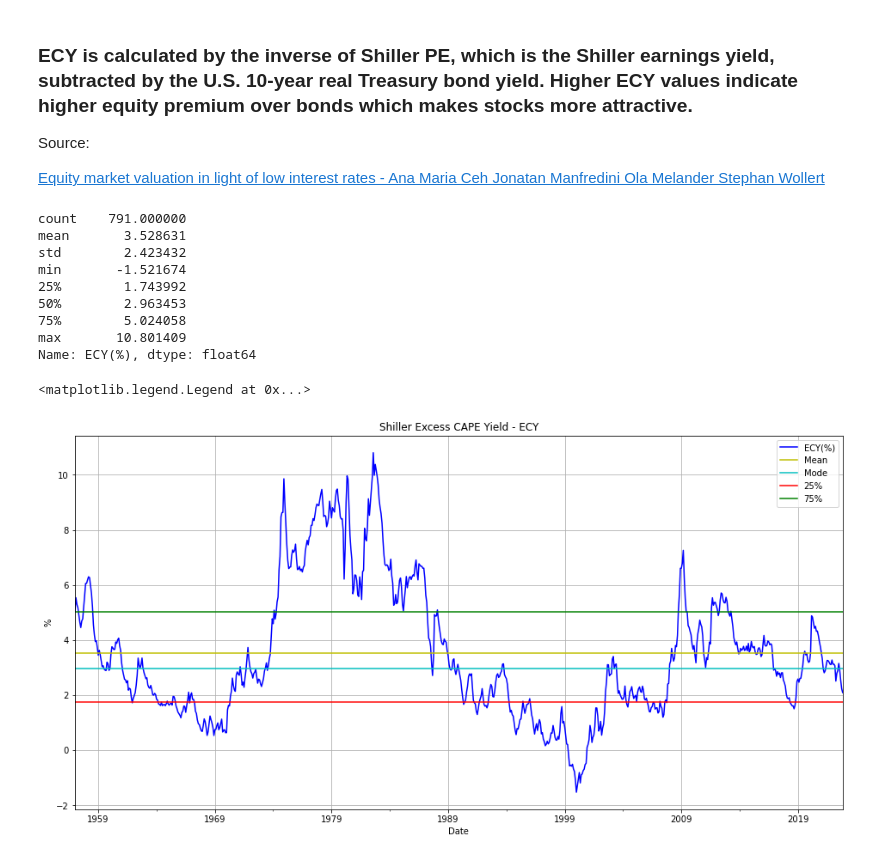
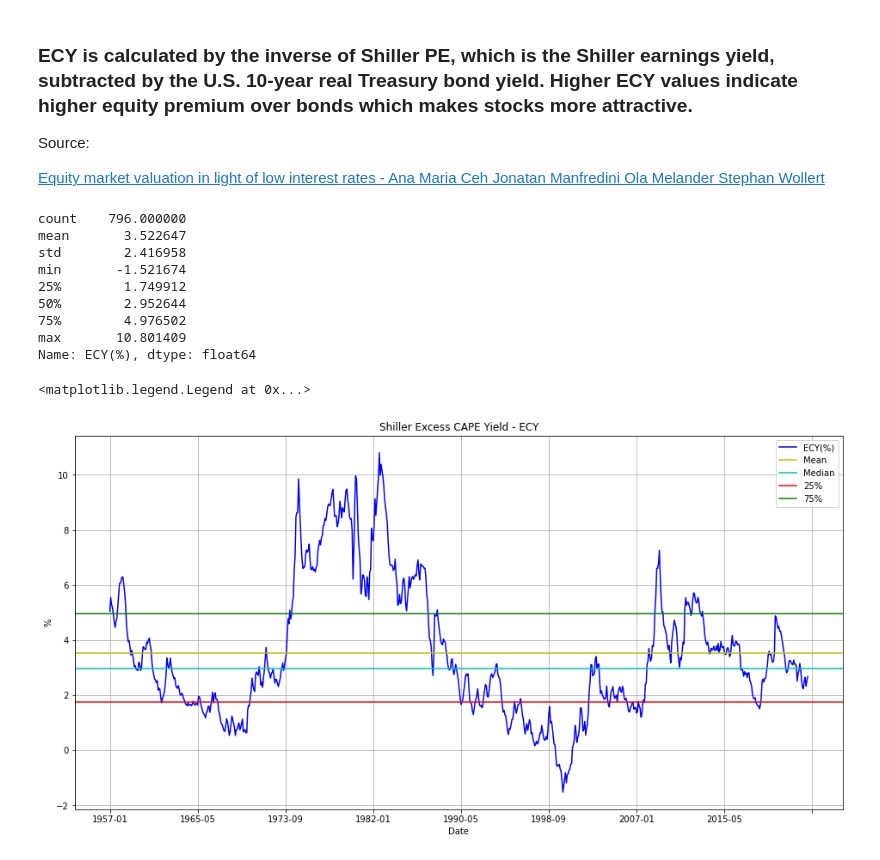
Before and after one commit to dbogatic/market_valuation, a Jupyter notebook: tr_cape.ipynb, the cells around one changed output. Saved outputs shown, nothing was run; the diff lists cells and outputs as text; code cells hidden in the pictures.

```diff
--- a/tr_cape.ipynb
+++ b/tr_cape.ipynb
@@ -21,5 +21,6 @@ import matplotlib.pyplot as plt
 # %%
 # Created date range because of the date formating in the excel file - easier -  (Oct month was showing as Jan after reading it in as string)
 start_date = '1881-01-01'
-end_date = '2022-12-01'
+end_date = '2023-05-02'
 dates = pd.date_range(start_date, end_date,freq='M')
+dates
@@ -26,11 +36,11 @@ dates = pd.date_range(start_date, end_date,freq='M')
 # %%
 # Read in TR_CAPE and S&P 500 data from Online Data Robert Shiller, drop nans, convert Date to str, edit Date column,
 # Convert to datetime, set date as index, edit column names.
-tr_cape = pd.read_excel('resources/TR_CAPE.xlsx').dropna()
+tr_cape = pd.read_excel('resources/TR_CAPE.xlsx', skiprows=(7)).dropna()
 tr_cape = tr_cape.drop(columns='Date')
 tr_cape['Date'] = dates
-#tr_cape['Date'] = pd.to_datetime(tr_cape['Date']).dt.strftime('%Y-%m')
-tr_cape = tr_cape.rename(columns= {'P':'S&P500', 'TR CAPE':'TR_CAPE', 'Excess CAPE Yield':'ECY(%)'})
+tr_cape['Date'] = pd.to_datetime(tr_cape['Date']).dt.strftime('%Y-%m')
+tr_cape = tr_cape.rename(columns= {'P':'S&P500', 'TR CAPE':'TR_CAPE', 'Yield':'ECY(%)'})
 tr_cape = tr_cape.set_index('Date')
 tr_cape['ECY(%)'] = tr_cape['ECY(%)']*100
 tr_cape = tr_cape.loc['1957':]
@@ -85,29 +95,29 @@ Source:
 stats_ecy = tr_cape['ECY(%)'].describe()
 stats_ecy
 # %% [output]
-count    791.000000
-mean       3.528631
-std        2.423432
+count    796.000000
+mean       3.522647
+std        2.416958
 min       -1.521674
-25%        1.743992
-50%        2.963453
-75%        5.024058
+25%        1.749912
+50%        2.952644
+75%        4.976502
 max       10.801409
 Name: ECY(%), dtype: float64
 # %%
 # Read in ECY and S&P 500 data from Online Data Robert Shiller, drop nans, convert Date to str, edit Date column,
 # Convert to datetime, set date as index, edit column names, use data from 1970-2020
 # Plot ECY mean, mode, 25% and 75% values over selected time frame
 tr_cape['ECY(%)'].plot(figsize=(16,8), title='Shiller Excess CAPE Yield - ECY', legend=True, c='b', grid=True)
 plt.axhline(stats_ecy['mean'], c='y', label='Mean')
-plt.axhline(stats_ecy['50%'], label='Mode', c='c')
+plt.axhline(stats_ecy['50%'], label='Median', c='c')
 plt.axhline(stats_ecy['25%'], label='25%', c='r')
 plt.axhline(stats_ecy['75%'], label='75%', c='g')
 plt.ylabel('%')
 plt.legend()
 # %% [output]
 <matplotlib.legend.Legend at 0x...>
-[figure, old version]
+[figure, new version]
 # %%
 # Plot ECY vs S&P 500
 fig, ax = plt.subplots(figsize=(16,9))
```
Also changed, not shown: parts of 5 cells of this notebook, 8 other files.
